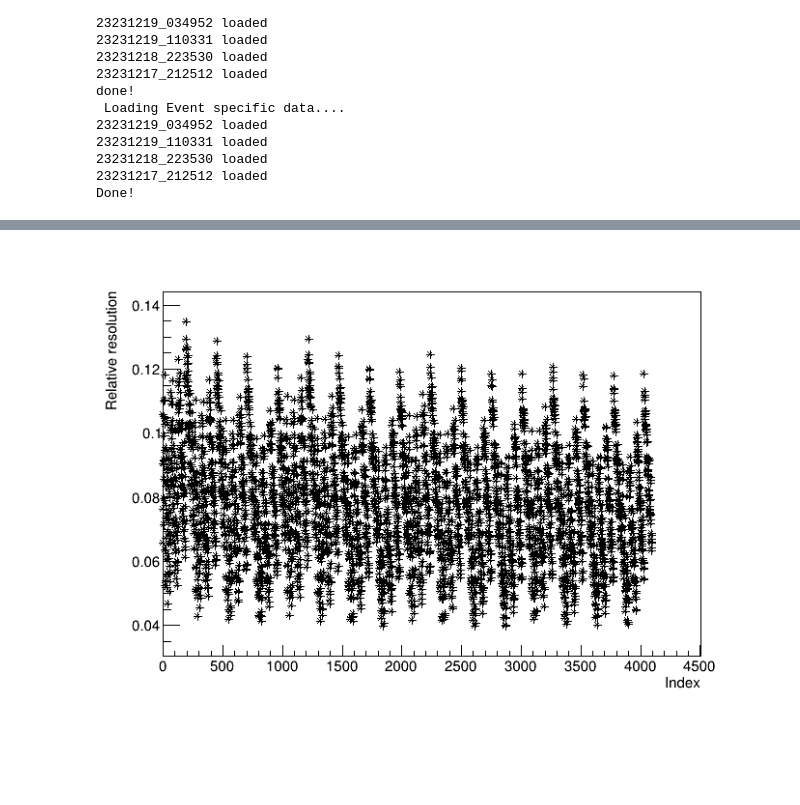
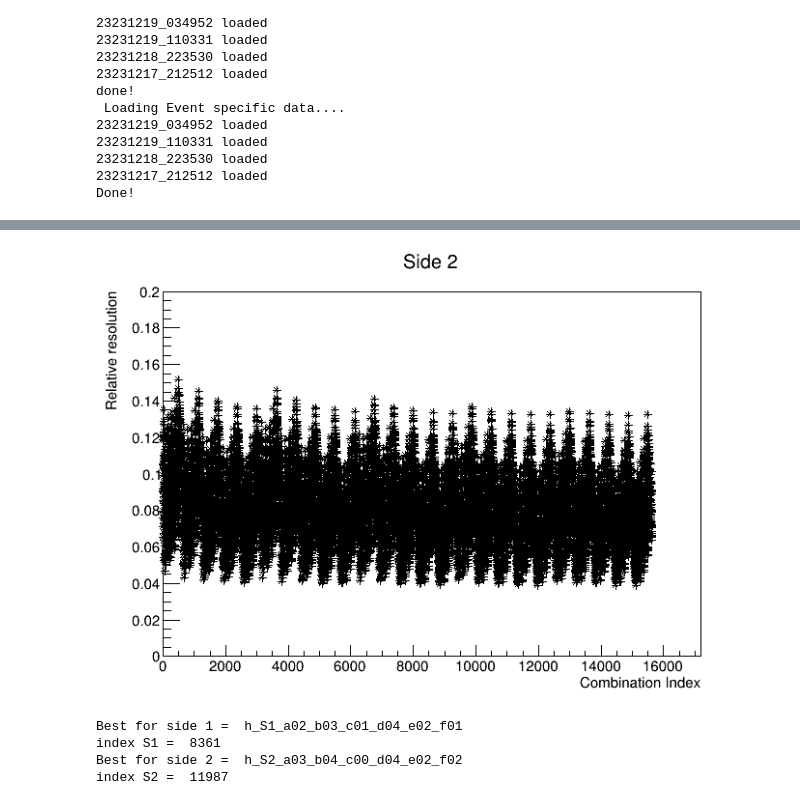
Before and after one commit to spandeyehep/CUTE_R37, a Jupyter notebook: newCalib_relative_calib_Z1.ipynb, the cells around one changed output, grey strips where cells are left out. Saved outputs shown, nothing was run; the diff lists cells and outputs as text; code cells hidden in the pictures; blank space fills up the shorter version.

```diff
--- a/newCalib_relative_calib_Z1.ipynb
+++ b/newCalib_relative_calib_Z1.ipynb
@@ -281,0 +251,23 @@ can.Draw()
+# %%
+res1 = []
+can = rt.TCanvas()
+gr = rt.TGraph()
+gr.GetXaxis().SetTitle('Combination Index')
+gr.GetYaxis().SetTitle('Relative resolution')
+for i, h in enumerate(hists1):
+    if(h.GetMean() == 0 or h.GetRMS() == 0 or h.GetBinContent(0) > 0.):
+        reso_ = 999
+    else:
+        reso_ = h.GetRMS()/h.GetMean()
+
+    res1.append(reso_)
+    gr.AddPoint(i, reso_)
+
+
+gr.Draw('AP*')
+gr.SetTitle('Side 1')
+gr.GetYaxis().SetRangeUser(0., 0.2)
+#gr.GetXaxis().SetRangeUser(7700, 7720)
+#7711
+
+can.Draw()
@@ -282,15 +276,36 @@ can.Draw()
 # %%
-res = []
+res2 = []
 can = rt.TCanvas()
 gr = rt.TGraph()
-gr.GetXaxis().SetTitle('Index')
+gr.GetXaxis().SetTitle('Combination Index')
 gr.GetYaxis().SetTitle('Relative resolution')
-for i, h in enumerate(hists):
-    reso_ = h.GetRMS()/h.GetMean()
-    res.append(reso_)
+for i, h in enumerate(hists2):
+    if(h.GetMean() == 0 or h.GetRMS() == 0 or h.GetBinContent(0) > 0.):
+        reso_ = 999
+    else:
+        reso_ = h.GetRMS()/h.GetMean()
+
+    res2.append(reso_)
     gr.AddPoint(i, reso_)
 
-gr.Draw('AP*')
+
+gr.Draw('Ap*')
+gr.SetTitle('Side 2')
+gr.GetYaxis().SetRangeUser(0., 0.2)
+
+
 can.Draw()
 # %% [output]
-[figure, old version]
+[figure, new version]
+# %%
+best = np.argmin(res1)
+print('Best for side 1 = ',hists1[best].GetName())
+print('index S1 = ',best)
+best = np.argmin(res2)
+print('Best for side 2 = ',hists2[best].GetName())
+print('index S2 = ',best)
+# %% [output]
+Best for side 1 =  h_S1_a02_b03_c01_d04_e02_f01
+index S1 =  8361
+Best for side 2 =  h_S2_a03_b04_c00_d04_e02_f02
+index S2 =  11987
```
Also changed, not shown: parts of 27 cells of this notebook.
